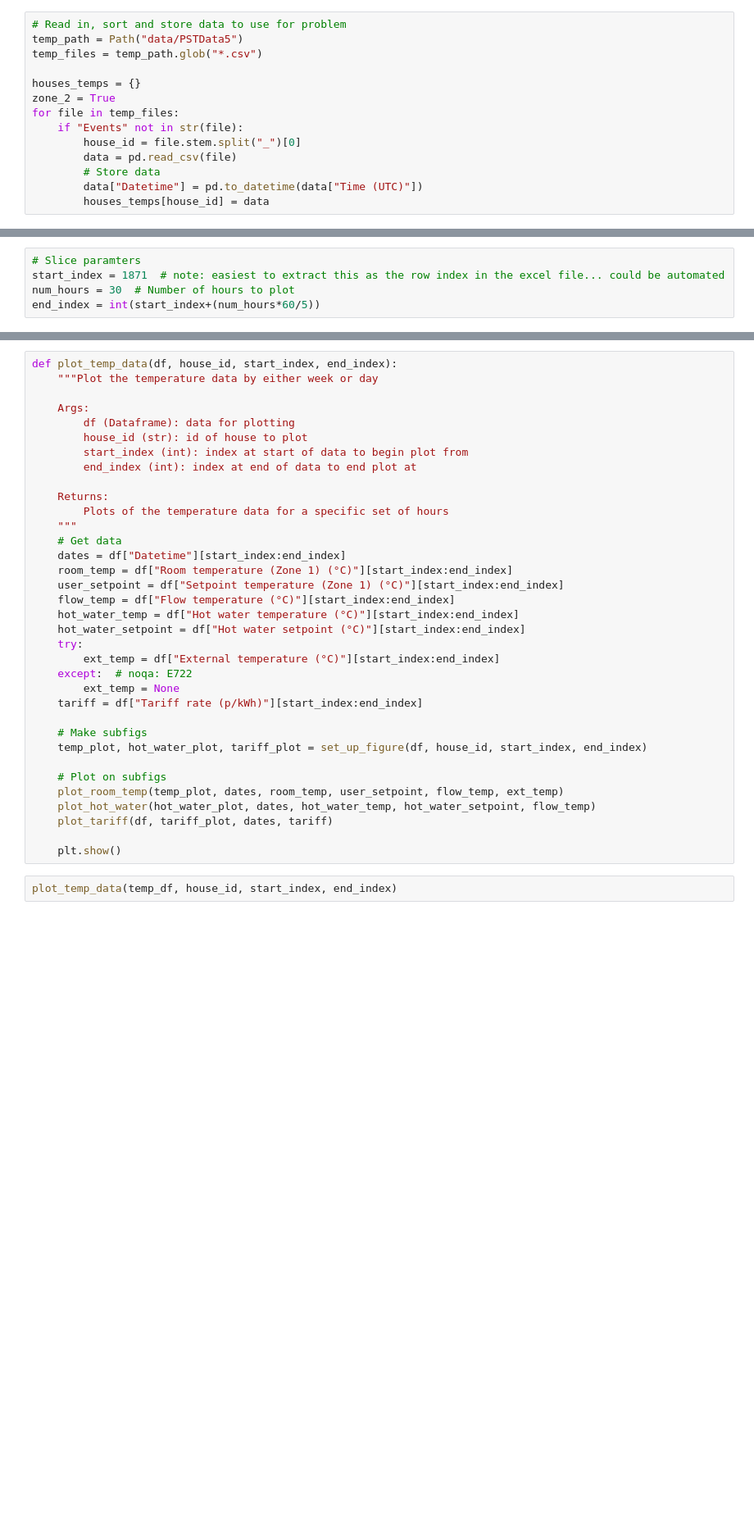
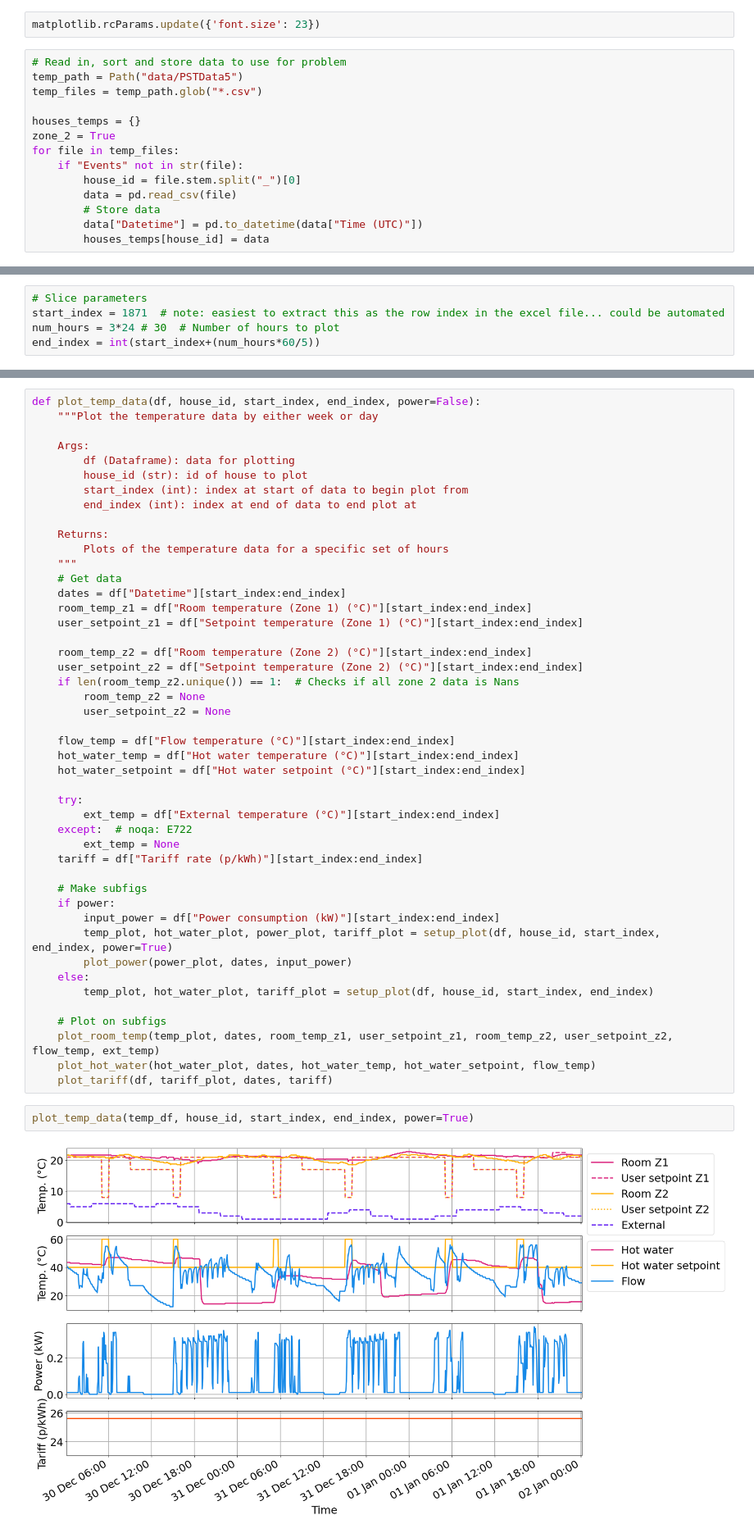
Before and after one commit to PracticeOrientedAICDT/PassivUK_Project_Spring_2026, a Jupyter notebook: eda/thermostat_eda_specific_range.ipynb, the cells around one changed output, grey strips where cells are left out. Shown at 82% size. Cells and saved outputs as stored; diff of their text form; blank space fills up the shorter version.

Commit message:
feat: power plot for temperature eda

```diff
--- a/eda/thermostat_eda_specific_range.ipynb
+++ b/eda/thermostat_eda_specific_range.ipynb
@@ -11,3 +12,5 @@ from temp_data_plot_functions import plot_hot_water, plot_room_temp, plot_tariff
+# %%
+matplotlib.rcParams.update({'font.size': 23})
 # %%
 # Read in, sort and store data to use for problem
 temp_path = Path("data/PSTData5")
@@ -27,7 +31,7 @@ house_id = "30055" #"30436" with start_index=22466
 temp_df = houses_temps[house_id]
 # %%
-# Slice paramters
+# Slice parameters
 start_index = 1871  # note: easiest to extract this as the row index in the excel file... could be automated
-num_hours = 30  # Number of hours to plot
+num_hours = 3*24 # 30  # Number of hours to plot
 end_index = int(start_index+(num_hours*60/5))
 # %%
@@ -57,5 +72,5 @@ def set_up_figure(df, house_id, start_index, end_index):
 # %%
-def plot_temp_data(df, house_id, start_index, end_index):
+def plot_temp_data(df, house_id, start_index, end_index, power=False):
     """Plot the temperature data by either week or day
 
     Args:
@@ -69,11 +84,19 @@ def plot_temp_data(df, house_id, start_index, end_index):
     """
     # Get data
     dates = df["Datetime"][start_index:end_index]
-    room_temp = df["Room temperature (Zone 1) (°C)"][start_index:end_index]
-    user_setpoint = df["Setpoint temperature (Zone 1) (°C)"][start_index:end_index]
+    room_temp_z1 = df["Room temperature (Zone 1) (°C)"][start_index:end_index]
+    user_setpoint_z1 = df["Setpoint temperature (Zone 1) (°C)"][start_index:end_index]
+
+    room_temp_z2 = df["Room temperature (Zone 2) (°C)"][start_index:end_index]
+    user_setpoint_z2 = df["Setpoint temperature (Zone 2) (°C)"][start_index:end_index]
+    if len(room_temp_z2.unique()) == 1:  # Checks if all zone 2 data is Nans
+        room_temp_z2 = None
+        user_setpoint_z2 = None
+
     flow_temp = df["Flow temperature (°C)"][start_index:end_index]
     hot_water_temp = df["Hot water temperature (°C)"][start_index:end_index]
     hot_water_setpoint = df["Hot water setpoint (°C)"][start_index:end_index]
+
     try:
         ext_temp = df["External temperature (°C)"][start_index:end_index]
     except:  # noqa: E722
@@ -81,13 +104,18 @@ def plot_temp_data(df, house_id, start_index, end_index):
     tariff = df["Tariff rate (p/kWh)"][start_index:end_index]
 
     # Make subfigs
-    temp_plot, hot_water_plot, tariff_plot = set_up_figure(df, house_id, start_index, end_index)
+    if power:
+        input_power = df["Power consumption (kW)"][start_index:end_index]
+        temp_plot, hot_water_plot, power_plot, tariff_plot = setup_plot(df, house_id, start_index, end_index, power=True)
+        plot_power(power_plot, dates, input_power)
+    else:
+        temp_plot, hot_water_plot, tariff_plot = setup_plot(df, house_id, start_index, end_index)
 
     # Plot on subfigs
-    plot_room_temp(temp_plot, dates, room_temp, user_setpoint, flow_temp, ext_temp)
+    plot_room_temp(temp_plot, dates, room_temp_z1, user_setpoint_z1, room_temp_z2, user_setpoint_z2, flow_temp, ext_temp)
     plot_hot_water(hot_water_plot, dates, hot_water_temp, hot_water_setpoint, flow_temp)
     plot_tariff(df, tariff_plot, dates, tariff)
-
-    plt.show()
 # %%
-plot_temp_data(temp_df, house_id, start_index, end_index)
+plot_temp_data(temp_df, house_id, start_index, end_index, power=True)
+# %% [output]
+[figure, added]
```
Also changed, not shown: parts of 3 cells of this notebook, 1 other file.
